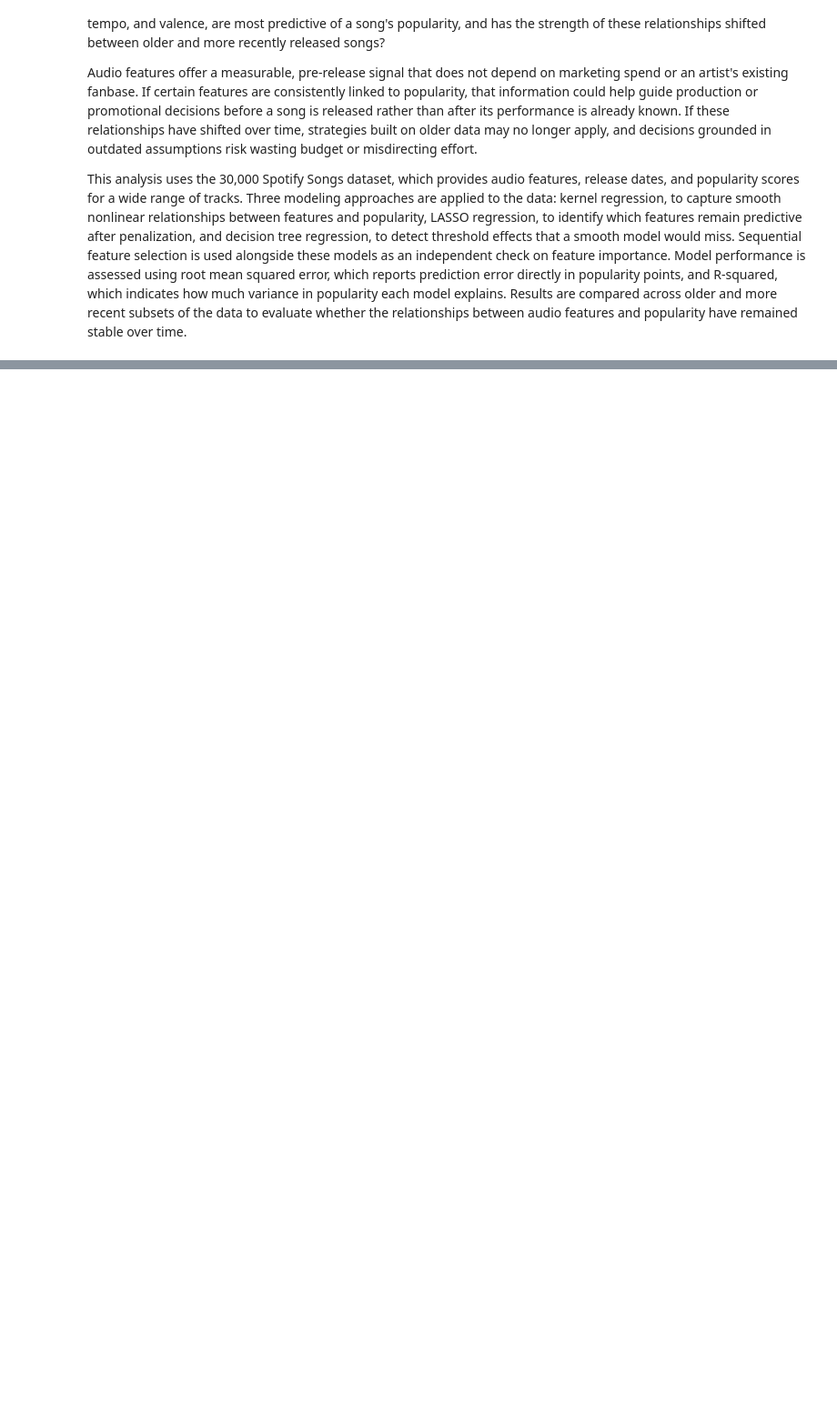
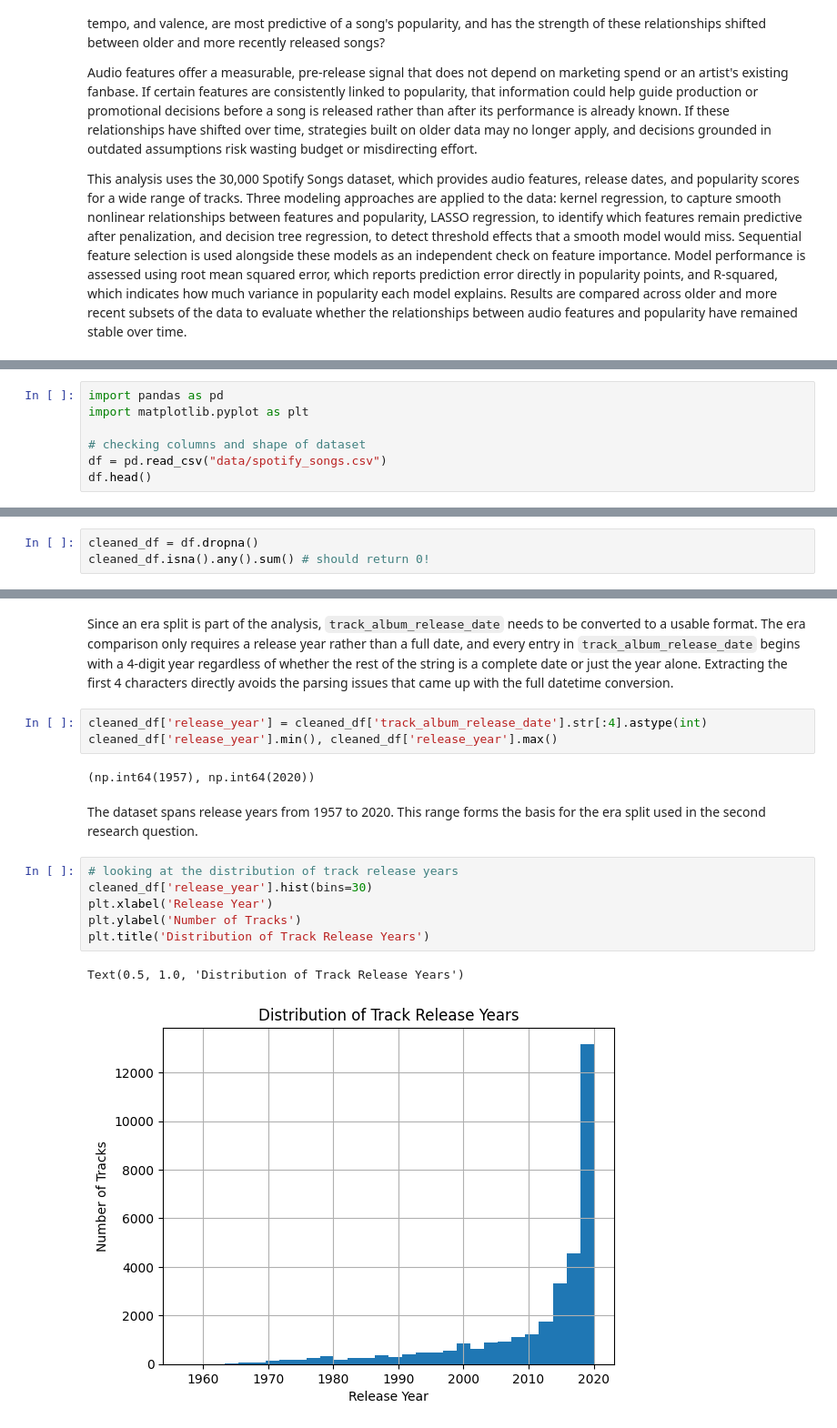
Before and after one commit to vipphan/spotify-capstone, a Jupyter notebook: spotify_capstone.ipynb, the cells around one changed output, grey strips where cells are left out. Shown at 91% size. Saved outputs shown, nothing was run; the diff lists cells and outputs as text; blank space fills up the shorter version.

Commit message:
Add data description + half of data cleaning

```diff
--- a/spotify_capstone.ipynb
+++ b/spotify_capstone.ipynb
@@ -39,0 +44,7 @@ features and popularity have remained stable over time.
+# %%
+import pandas as pd
+import matplotlib.pyplot as plt
+
+# checking columns and shape of dataset
+df = pd.read_csv("data/spotify_songs.csv")
+df.head()
@@ -39,0 +167,3 @@ features and popularity have remained stable over time.
+# %%
+cleaned_df = df.dropna()
+cleaned_df.isna().any().sum() # should return 0!
@@ -39,0 +177,25 @@ features and popularity have remained stable over time.
+# %% [markdown]
+Since an era split is part of the analysis, `track_album_release_date`
+needs to be converted to a usable format. The era comparison only
+requires a release year rather than a full date, and every entry in
+`track_album_release_date` begins with a 4-digit year regardless of
+whether the rest of the string is a complete date or just the year
+alone. Extracting the first 4 characters directly avoids the parsing
+issues that came up with the full datetime conversion.
+# %%
+cleaned_df['release_year'] = cleaned_df['track_album_release_date'].str[:4].astype(int)
+cleaned_df['release_year'].min(), cleaned_df['release_year'].max()
+# %% [output]
+(np.int64(1957), np.int64(2020))
+# %% [markdown]
+The dataset spans release years from 1957 to 2020. This range forms the
+basis for the era split used in the second research question.
+# %%
+# looking at the distribution of track release years
+cleaned_df['release_year'].hist(bins=30)
+plt.xlabel('Release Year')
+plt.ylabel('Number of Tracks')
+plt.title('Distribution of Track Release Years')
+# %% [output]
+Text(0.5, 1.0, 'Distribution of Track Release Years')
+[figure, added]
```
Also changed, not shown: parts of 17 cells of this notebook.
